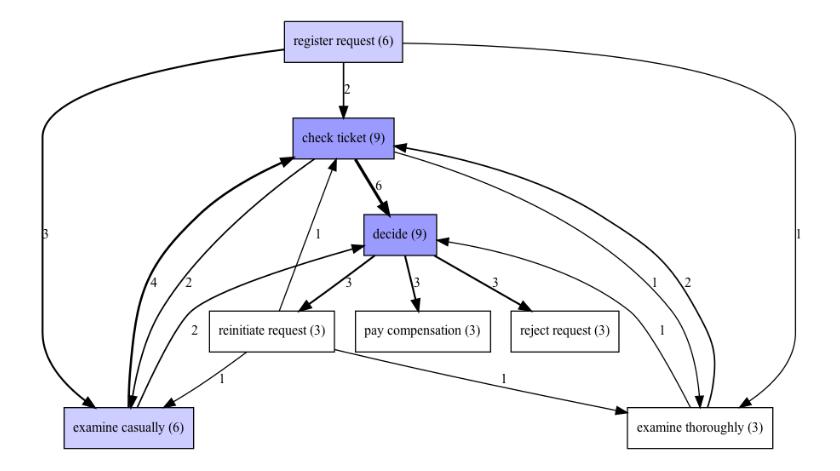
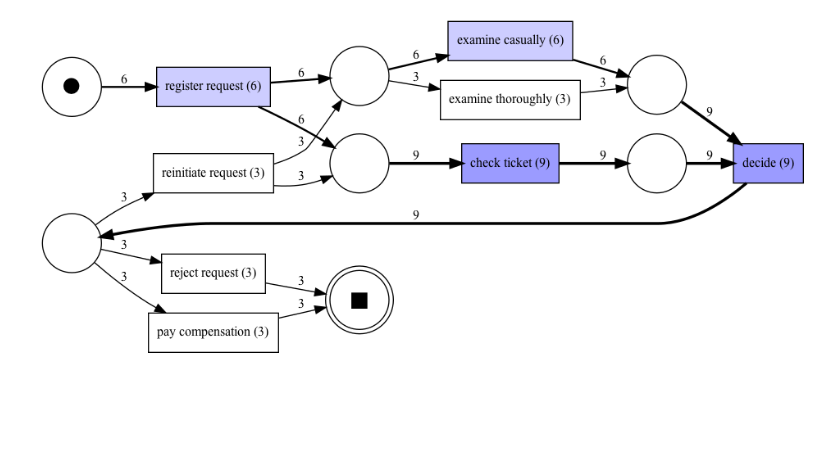
Before and after one commit to kelumKP/CIS7026, a Jupyter notebook: PART_A_a.ipynb, the cells around one changed output. Drawn from its saved outputs; the diff is of its cells as text; code cells hidden in the pictures; blank space fills up the shorter version.

```diff
--- a/PART_A_a.ipynb
+++ b/PART_A_a.ipynb
@@ -53,25 +32,14 @@ pn_visualizer.view(gviz)
 # %%
 # Set the visualization format to 'png' and create a dictionary of parameters for the visualization
 parameters = {pn_visualizer.Variants.FREQUENCY.value.Parameters.FORMAT: "png"}
 
 # Apply the frequency variant of the Petri net visualizer to the discovered Petri net
 gviz = pn_visualizer.apply(net, initial_marking, final_marking,
                            parameters=parameters,
                            variant=pn_visualizer.Variants.FREQUENCY,
                            log=log)
 
-# Save the Petri net visualization to a file
-pn_visualizer.save(gviz, "alpha_miner_petri_net.png")
+# View the Petri net visualization
+pn_visualizer.view(gviz)
+# %% [output]
+[figure, added]
-# %%
-# Discover Directly-Follows Graph (DFG) from the log
-dfg = dfg_discovery.apply(log)
-
-# Visualize the DFG
-# The graph visualization type is set to Variants.FREQUENCY to show the frequency of each edge in the graph
-# log parameter is used to calculate the relative frequency of each edge
-gviz = dfg_visualization.apply(dfg, log=log, variant=dfg_visualization.Variants.FREQUENCY)
-
-# Display the graph visualization
-dfg_visualization.view(gviz)
-# %% [output]
-[figure, removed]
```
Also changed, not shown: parts of 4 cells of this notebook, 2 other files.
